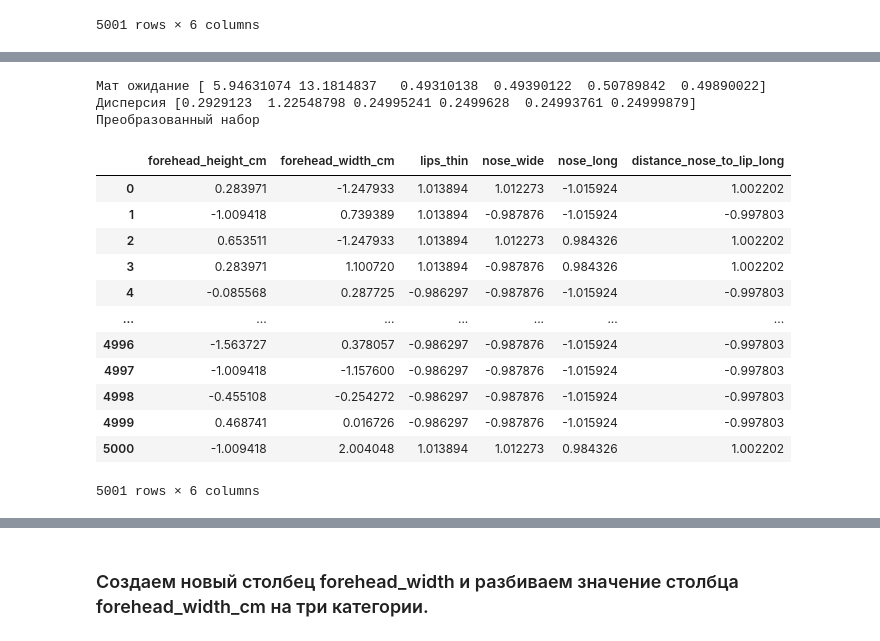
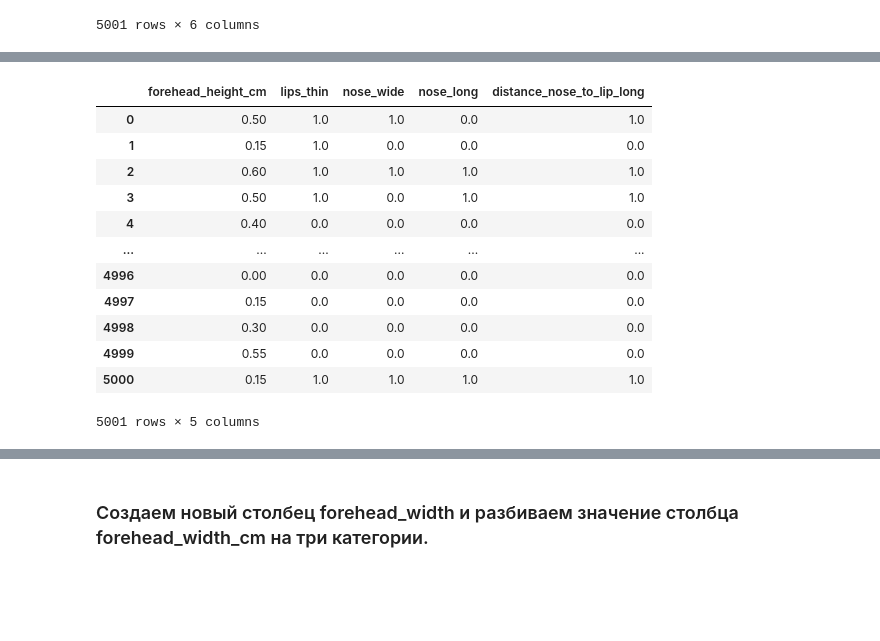
Before and after one commit to dsvishchev/education, a Jupyter notebook: feature_coding.ipynb, the cells around one changed output, grey strips where cells are left out. Cells and saved outputs as stored; diff of their text form; code cells hidden in the pictures; blank space fills up the shorter version.

```diff
--- a/feature_coding.ipynb
+++ b/feature_coding.ipynb
@@ -55,25 +57,19 @@ StandardScaler()
 # %%
-print('Мат ожидание', scaler.mean_)
-print('Дисперсия', scaler.var_)
-print('Преобразованный набор')
 arr = scaler.transform(X_train)
-DfTr = pd.DataFrame(arr, columns=cols)
+DfTr = pd.DataFrame(arr, columns=cols_for_scale)
 DfTr
 # %% [output]
+|  | forehead_height_cm | lips_thin | nose_wide | nose_long | distance_nose_to_lip_long |
+| 0 | 0.50 | 1.0 | 1.0 | 0.0 | 1.0 |
+| 1 | 0.15 | 1.0 | 0.0 | 0.0 | 0.0 |
+| 2 | 0.60 | 1.0 | 1.0 | 1.0 | 1.0 |
+| 3 | 0.50 | 1.0 | 0.0 | 1.0 | 1.0 |
+| 4 | 0.40 | 0.0 | 0.0 | 0.0 | 0.0 |
+| ... | ... | ... | ... | ... | ... |
+| 4996 | 0.00 | 0.0 | 0.0 | 0.0 | 0.0 |
+| 4997 | 0.15 | 0.0 | 0.0 | 0.0 | 0.0 |
+| 4998 | 0.30 | 0.0 | 0.0 | 0.0 | 0.0 |
+| 4999 | 0.55 | 0.0 | 0.0 | 0.0 | 0.0 |
+| 5000 | 0.15 | 1.0 | 1.0 | 1.0 | 1.0 |
-Мат ожидание [ 5.94631074 13.1814837   0.49310138  0.49390122  0.50789842  0.49890022]
-Дисперсия [0.2929123  1.22548798 0.24995241 0.2499628  0.24993761 0.24999879]
-Преобразованный набор
+5001 rows × 5 columns
-|  | forehead_height_cm | forehead_width_cm | lips_thin | nose_wide | nose_long | distance_nose_to_lip_long |
-| 0 | 0.283971 | -1.247933 | 1.013894 | 1.012273 | -1.015924 | 1.002202 |
-| 1 | -1.009418 | 0.739389 | 1.013894 | -0.987876 | -1.015924 | -0.997803 |
-| 2 | 0.653511 | -1.247933 | 1.013894 | 1.012273 | 0.984326 | 1.002202 |
-| 3 | 0.283971 | 1.100720 | 1.013894 | -0.987876 | 0.984326 | 1.002202 |
-| 4 | -0.085568 | 0.287725 | -0.986297 | -0.987876 | -1.015924 | -0.997803 |
-| ... | ... | ... | ... | ... | ... | ... |
-| 4996 | -1.563727 | 0.378057 | -0.986297 | -0.987876 | -1.015924 | -0.997803 |
-| 4997 | -1.009418 | -1.157600 | -0.986297 | -0.987876 | -1.015924 | -0.997803 |
-| 4998 | -0.455108 | -0.254272 | -0.986297 | -0.987876 | -1.015924 | -0.997803 |
-| 4999 | 0.468741 | 0.016726 | -0.986297 | -0.987876 | -1.015924 | -0.997803 |
-| 5000 | -1.009418 | 2.004048 | 1.013894 | 1.012273 | 0.984326 | 1.002202 |
-5001 rows × 6 columns
 # %%
```
Also changed, not shown: parts of 10 cells of this notebook.
